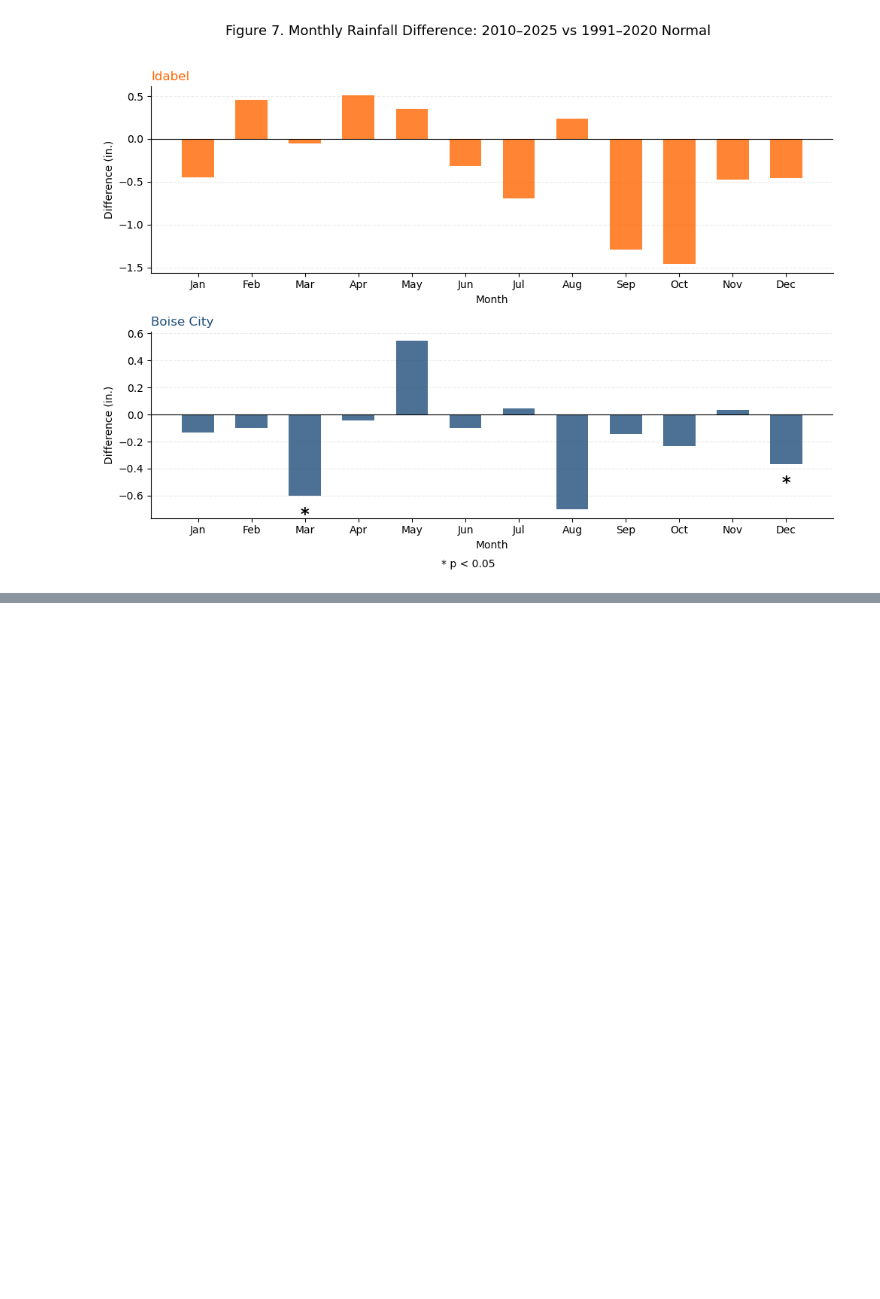
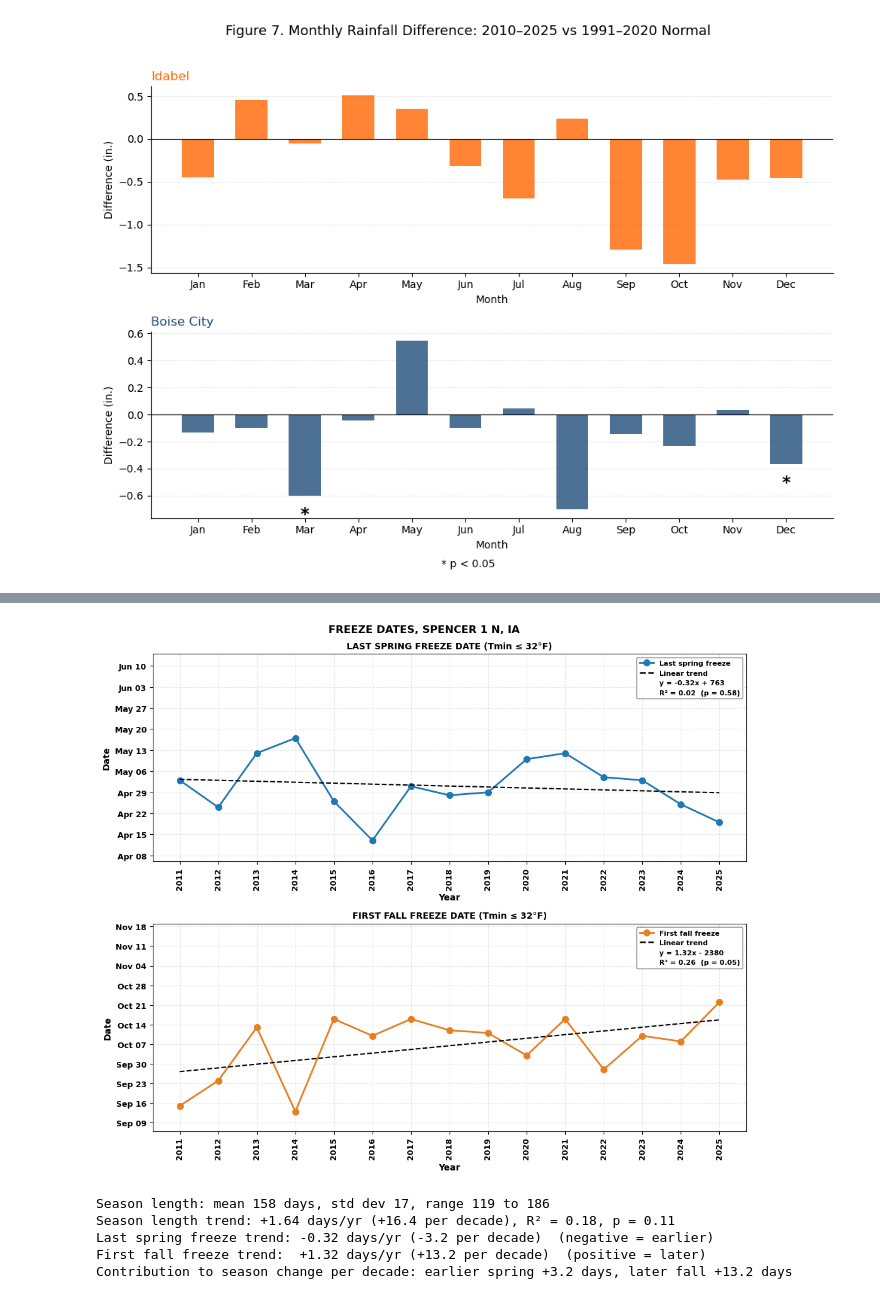
Before and after one commit to damponsah20/FS, a Jupyter notebook: Fact-Sheet_codes.ipynb, the cells around one changed output, grey strips where cells are left out. Saved outputs shown, nothing was run; the diff lists cells and outputs as text; code cells hidden in the pictures; blank space fills up the shorter version.

```diff
--- a/Fact-Sheet_codes.ipynb
+++ b/Fact-Sheet_codes.ipynb
@@ -806,0 +1451,46 @@ Month 1991-2020 Normal 2010-2025 Average Difference p-value Significant
+# %%
+# =====================  FIGURE 3b: freeze dates by year  =====================
+fig, axes = plt.subplots(2, 1, figsize=(10.5, 9), facecolor='white', sharex=False)
+panels = [(axes[0], fz['SpringDOY'].values, '#1f78b4', 'Last spring freeze', 'LAST SPRING FREEZE DATE'),
+          (axes[1], fz['FallDOY'].values, '#e67e22', 'First fall freeze', 'FIRST FALL FREEZE DATE')]
+slopes = {}
+for ax, doy, color, lab, ttl in panels:
+    s2, i2, r22, p2 = trend(doy)
+    slopes[lab] = s2
+    ax.plot(years, doy, 'o-', color=color, lw=2, ms=7)
+    ax.plot(years, s2*years + i2, '--', color='black', lw=1.5)
+    legend_block(ax, color, lab, s2, i2, r22, p2, '.0f')
+    lo, hi = int(doy.min()) - 7, int(doy.max()) + 28   # extra headroom for legend
+    ticks = np.arange(lo - lo % 7, hi + 7, 7)
+    ax.set_yticks(ticks)
+    ax.set_yticklabels([(pd.Timestamp('2021-01-01') + pd.Timedelta(days=int(t) - 1)).strftime('%b %d')
+                        for t in ticks])
+    ax.set_ylim(lo, hi)
+    ax.set_xticks(years)                          # own x ticks on every panel
+    ax.tick_params(axis='x', rotation=90)
+    ax.set_xlabel('Year', fontweight='bold')      # own x label on every panel
+    ax.set_ylabel('Date', fontweight='bold')
+    ax.set_title(ttl + ' (Tmin ≤ 32°F)', fontweight='bold', fontsize=10)
+    ax.grid(alpha=0.3, linestyle='--')
+    bold_ticks(ax)
+
+fig.suptitle(f'FREEZE DATES, {STATION}', fontweight='bold', fontsize=12)
+fig.tight_layout()
+fig.savefig('fig3b_freeze_dates.png', dpi=300)
+plt.show()
+
+# ---- Results ----
+print(f'\nSeason length: mean {length.mean():.0f} days, std dev {length.std(ddof=1):.0f}, '
+      f'range {length.min()} to {length.max()}')
+print(f'Season length trend: {s:+.2f} days/yr ({s*10:+.1f} per decade), R² = {r2:.2f}, p = {p:.2f}')
+sp, fa = slopes['Last spring freeze'], slopes['First fall freeze']
+print(f'Last spring freeze trend: {sp:+.2f} days/yr ({sp*10:+.1f} per decade)  (negative = earlier)')
+print(f'First fall freeze trend:  {fa:+.2f} days/yr ({fa*10:+.1f} per decade)  (positive = later)')
+print(f'Contribution to season change per decade: earlier spring {-sp*10:+.1f} days, later fall {fa*10:+.1f} days')
+# %% [output]
+[figure, added]
+Season length: mean 158 days, std dev 17, range 119 to 186
+Season length trend: +1.64 days/yr (+16.4 per decade), R² = 0.18, p = 0.11
+Last spring freeze trend: -0.32 days/yr (-3.2 per decade)  (negative = earlier)
+First fall freeze trend:  +1.32 days/yr (+13.2 per decade)  (positive = later)
+Contribution to season change per decade: earlier spring +3.2 days, later fall +13.2 days
```
Also changed, not shown: parts of 10 cells of this notebook.
